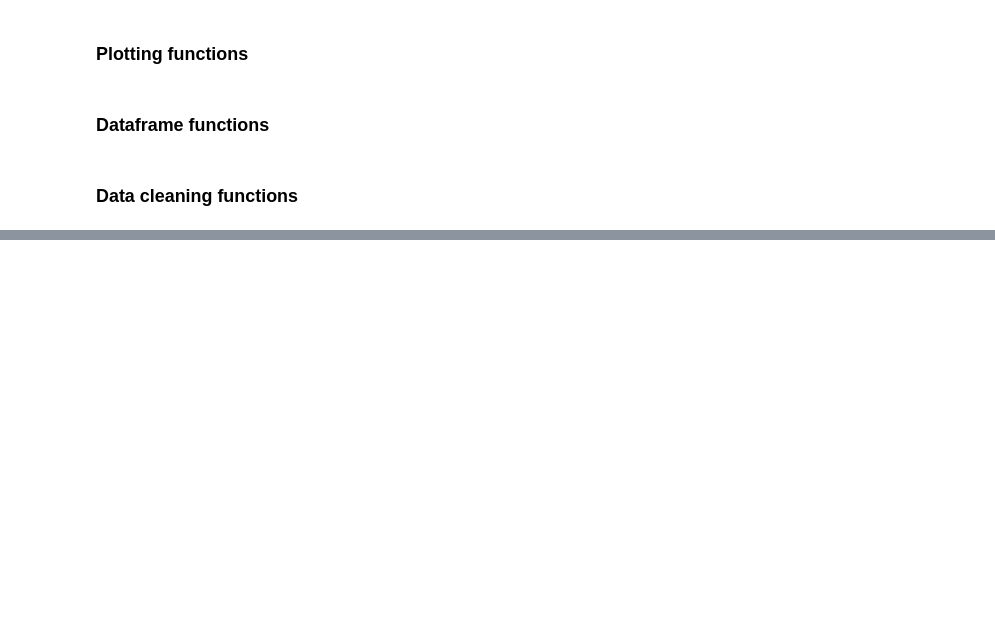
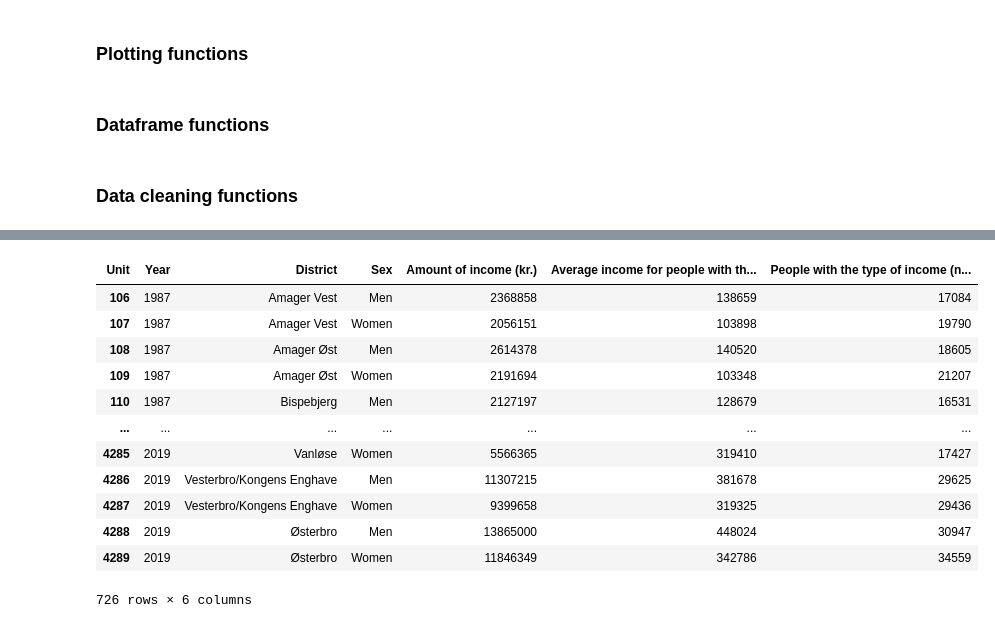
Before and after one commit to wojciechdk/social_data_analysis_and_visualization_final_project, a Jupyter notebook: basic_stats.ipynb, the cells around one changed output, grey strips where cells are left out. Saved outputs shown, nothing was run; the diff lists cells and outputs as text; code cells hidden in the pictures; blank space fills up the shorter version.

```diff
--- a/basic_stats.ipynb
+++ b/basic_stats.ipynb
@@ -2006,0 +817,21 @@ Sex:
+# %%
+# Get all dataframes containing district information.
+all_dataframes_with_district = cph_data.get_dataframes_with_district()
+
+# Get all Polling Areas.
+all_polling_areas = list()
+for df in cph_data.get_dataframes_with_district():
+    all_polling_areas += list(df.loc[df['District type'] == 'Polling area', 'District'].unique())
+all_polling_areas = unique(all_polling_areas)
+
+# Get all Districts.
+all_districts = list()
+for df in cph_data.get_dataframes_with_district():
+    all_districts += list(df.loc[df['District type'] == 'District', 'District'].unique())
+all_districts = unique(all_districts)
+
+# Show the Polling Areas and Districts:
+printmd(f'There are **{len(all_polling_areas)}** Polling Areas in Copenhagen:')
+printmd(f'*{", ".join(sorted(all_polling_areas))}*')
+printmd(f'There are **{len(all_districts)}** Districts in Copenhagen:')
+printmd(f'*{", ".join(sorted(all_districts))}*')
@@ -2006,0 +885,38 @@ Sex:
+# %%
+# Initialize the dataset that will contain the cross of all the
+# dataset available in this project.
+cph_data_superset = CphData()
+
+for attribute_name, df in get_obj_attributes(cph_data_superset).items():
+    # Delete all the datasets from the object that do not contain
+    # the district data
+    if 'District' not in df.columns:
+        delattr(cph_data_superset, attribute_name)
+
+    # Limit the data to District Type: District and
+    # remove the column: District type
+    else:
+        setattr(
+            cph_data_superset,
+            attribute_name,
+            (df
+             .loc[df['District type'] == 'District']
+             .drop(['District type'], axis=1))
+        )
+
+# Display all dataframes:
+display(cph_data_superset.i)
+# %% [output]
+| Unit | Year | District | Sex | Amount of income (kr.) | Average income for people with th... | People with the type of income (n... |
+| 106 | 1987 | Amager Vest | Men | 2368858 | 138659 | 17084 |
+| 107 | 1987 | Amager Vest | Women | 2056151 | 103898 | 19790 |
+| 108 | 1987 | Amager Øst | Men | 2614378 | 140520 | 18605 |
+| 109 | 1987 | Amager Øst | Women | 2191694 | 103348 | 21207 |
+| 110 | 1987 | Bispebjerg | Men | 2127197 | 128679 | 16531 |
+| ... | ... | ... | ... | ... | ... | ... |
+| 4285 | 2019 | Vanløse | Women | 5566365 | 319410 | 17427 |
+| 4286 | 2019 | Vesterbro/Kongens Enghave | Men | 11307215 | 381678 | 29625 |
+| 4287 | 2019 | Vesterbro/Kongens Enghave | Women | 9399658 | 319325 | 29436 |
+| 4288 | 2019 | Østerbro | Men | 13865000 | 448024 | 30947 |
+| 4289 | 2019 | Østerbro | Women | 11846349 | 342786 | 34559 |
+726 rows × 6 columns
```
Also changed, not shown: parts of 133 cells of this notebook, 1 other file.
